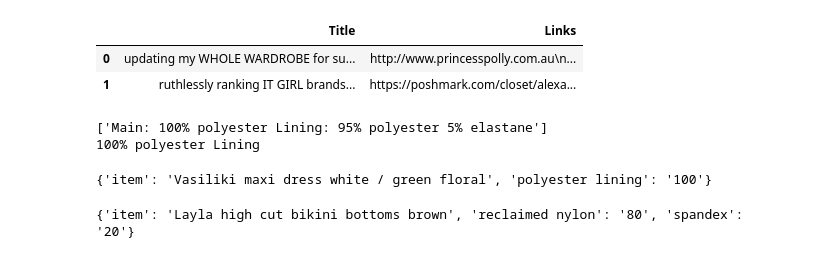
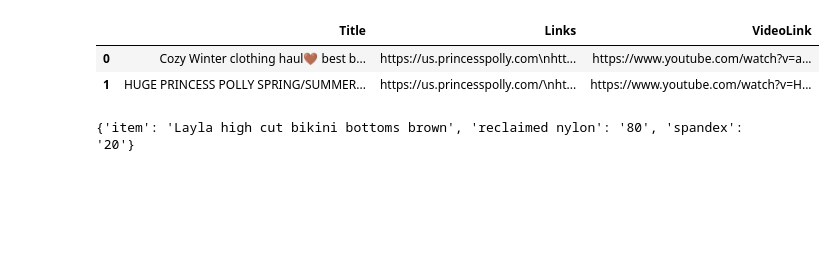
Before and after one commit to meganjchiang/fashionfootprint, a Jupyter notebook: code/scrape_by_brand_tests/prin_polly.ipynb, the cells around one changed output. Saved outputs shown, nothing was run; the diff lists cells and outputs as text; code cells hidden in the pictures; blank space fills up the shorter version.

```diff
--- a/code/scrape_by_brand_tests/prin_polly.ipynb
+++ b/code/scrape_by_brand_tests/prin_polly.ipynb
@@ -12,12 +12,12 @@ import requests
 import time
 import re
 # %%
-df = pd.read_csv("../../data/youtube_data/prin_polly_youtube_data.csv")
+df = pd.read_csv("../../data/youtube_data/princess_polly_youtube_data.csv")
 df.head(2)
 # %% [output]
-|  | Title | Links |
-| 0 | updating my WHOLE WARDROBE for su... | http://www.princesspolly.com.au\n... |
-| 1 | ruthlessly ranking IT GIRL brands... | https://poshmark.com/closet/alexa... |
+|  | Title | Links | VideoLink |
+| 0 | Cozy Winter clothing haul🤎 best b... | https://us.princesspolly.com\nhtt... | https://www.youtube.com/watch?v=a... |
+| 1 | HUGE PRINCESS POLLY SPRING/SUMMER... | https://us.princesspolly.com/\nht... | https://www.youtube.com/watch?v=H... |
 # %%
 def scrape_princess_polly(url):
     try:
@@ -70,9 +71,3 @@ def scrape_princess_polly(url):
-# %%
-scrape_princess_polly('https://us.princesspolly.com/products/vasiliki-maxi-dress-white-green-floral')
-# %% [output]
-['Main: 100% polyester Lining: 95% polyester 5% elastane']
-100% polyester Lining
-{'item': 'Vasiliki maxi dress white / green floral', 'polyester lining': '100'}
 # %%
 # URL of the webpage you want to scrape
 url = 'https://us.princesspolly.com/products/recycled-nylon-layla-bikini-bottoms-brown?variant=39501925318740' # 80% reclaimed nylon 20% spandex
```
Also changed, not shown: parts of 3 cells of this notebook, 1 other file.
